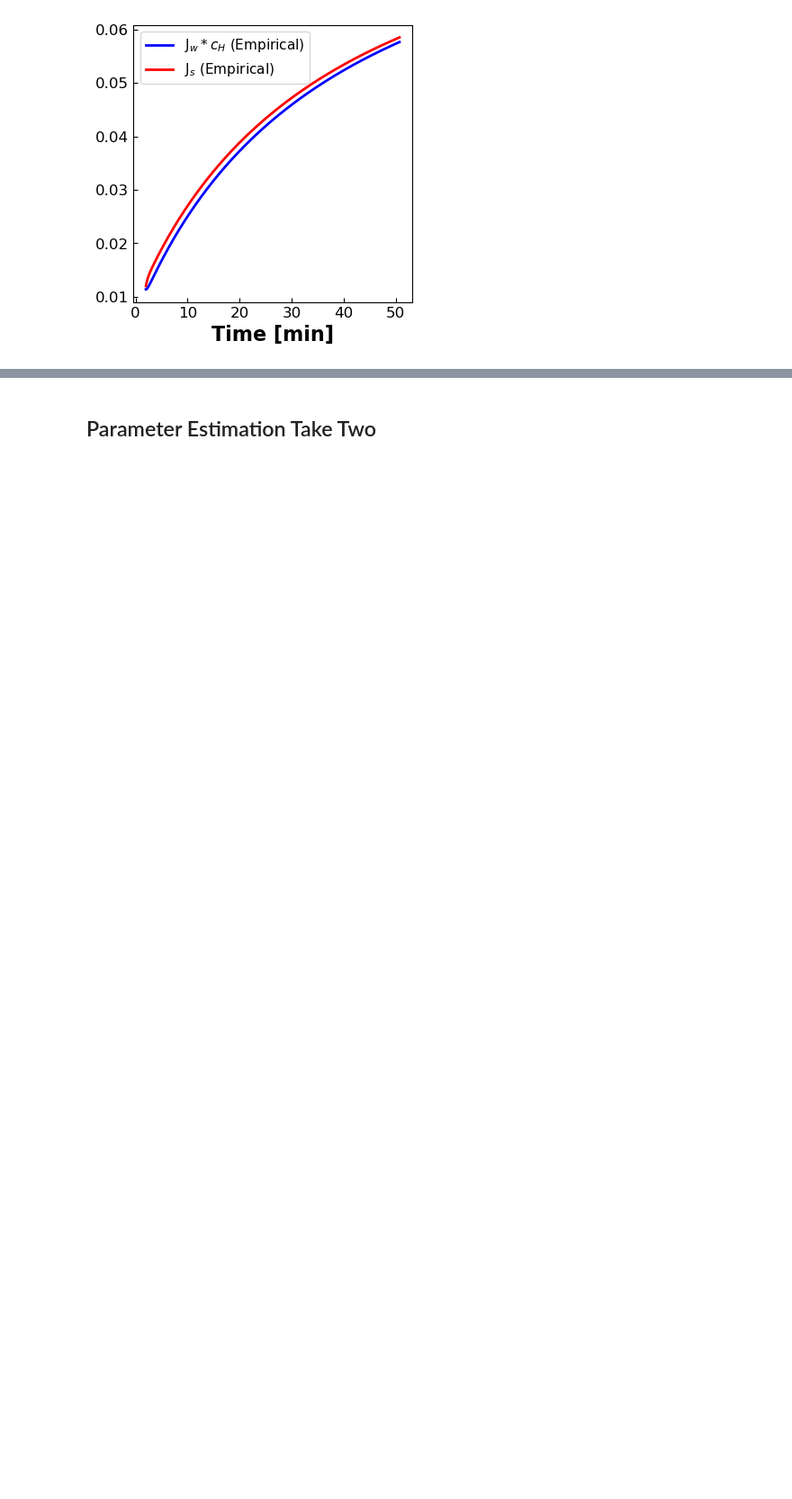
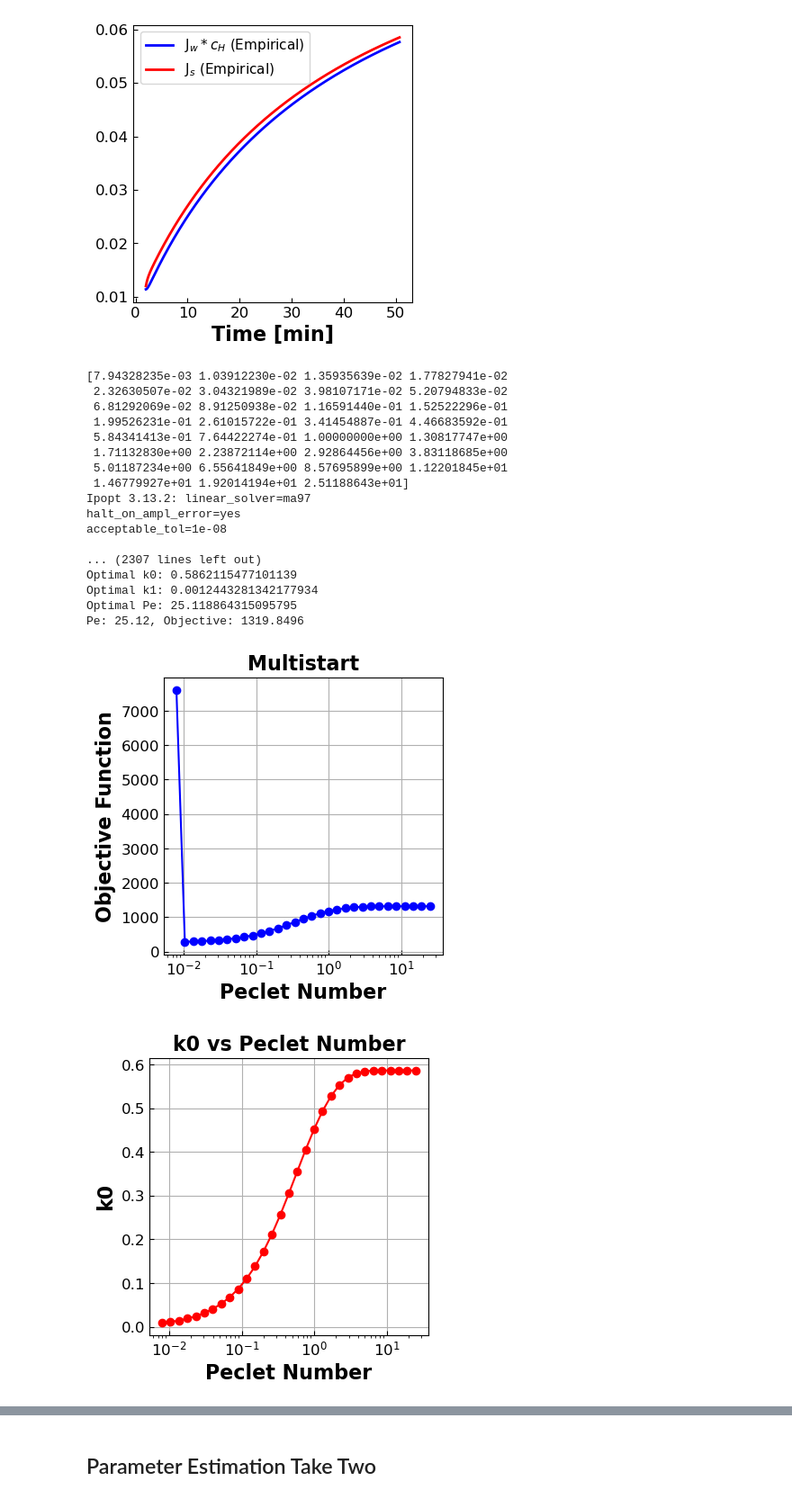
Before and after one commit to dowlinglab/dynamic-diafiltration-pyomo, a Jupyter notebook: DATA2_visualization.ipynb, the cells around one changed output, grey strips where cells are left out. Shown at 90% size. Cells and saved outputs as stored; diff of their text form; code cells hidden in the pictures; blank space fills up the shorter version.

```diff
--- a/DATA2_visualization.ipynb
+++ b/DATA2_visualization.ipynb
@@ -584,3 +595,77 @@ plt.legend(fontsize=11,loc="best")
 plt.show()
 # %% [output]
 [figure]
+# %%
+# Loop over several Pe values
+Pe_values = np.logspace(-2.1, 1.4, 31)
+objective = np.zeros(len(Pe_values))
+k0_values = np.zeros(len(Pe_values))
+k1_values = np.zeros(len(Pe_values))
+
+print(Pe_values)
+
+for i, Pe in enumerate(Pe_values):
+    model, theta_fit = model_convection(sim_data, Pe_fixed_value=Pe)
+    objective[i] = value(model.Total_Cost_Objective)
+    k0_values[i] = value(model.k0)
+    k1_values[i] = value(model.k1)
+    print(f"Pe: {Pe:.2f}, Objective: {objective[i]:.4f}")
+
+# Plot the objective function
+fig = plt.figure(figsize=(4, 4))
+plt.plot(Pe_values, objective, 'bo-', markersize=6)
+plt.xscale('log')
+plt.xlabel('Peclet Number', fontsize=16, fontweight='bold')
+plt.ylabel('Objective Function', fontsize=16, fontweight='bold')
+plt.xticks(fontsize=12)
+plt.yticks(fontsize=12)
+plt.tick_params(direction="in")
+plt.title('Multistart', fontsize=16, fontweight='bold')
+plt.grid(True)
+plt.show()
+
+# Plot k0 values
+fig = plt.figure(figsize=(4, 4))
+plt.plot(Pe_values, k0_values, 'ro-', markersize=6)
+plt.xscale('log')
+plt.xlabel('Peclet Number', fontsize=16, fontweight='bold')
+plt.ylabel('k0', fontsize=16, fontweight='bold')
+plt.xticks(fontsize=12)
+plt.yticks(fontsize=12)
+plt.tick_params(direction="in")
+plt.title('k0 vs Peclet Number', fontsize=16, fontweight='bold')
+plt.grid(True)
+plt.show()
+
+# Plot k1 values
+fig = plt.figure(figsize=(4, 4))
+plt.plot(Pe_values, k1_values, 'go-', markersize=6)
+plt.xscale('log')
+plt.xlabel('Peclet Number', fontsize=16, fontweight='bold')
+plt.ylabel('k1', fontsize=16, fontweight='bold')
+plt.xticks(fontsize=12)
+plt.yticks(fontsize=12)
+plt.tick_params(direction="in")
+plt.title('k1 vs Peclet Number', fontsize=16, fontweight='bold')
+plt.grid(True)
+plt.show()
+# %% [output]
+[7.94328235e-03 1.03912230e-02 1.35935639e-02 1.77827941e-02
+ 2.32630507e-02 3.04321989e-02 3.98107171e-02 5.20794833e-02
+ 6.81292069e-02 8.91250938e-02 1.16591440e-01 1.52522296e-01
+ 1.99526231e-01 2.61015722e-01 3.41454887e-01 4.46683592e-01
+ 5.84341413e-01 7.64422274e-01 1.00000000e+00 1.30817747e+00
+ 1.71132830e+00 2.23872114e+00 2.92864456e+00 3.83118685e+00
+ 5.01187234e+00 6.55641849e+00 8.57695899e+00 1.12201845e+01
+ 1.46779927e+01 1.92014194e+01 2.51188643e+01]
+Ipopt 3.13.2: linear_solver=ma97
+halt_on_ampl_error=yes
+acceptable_tol=1e-08
+
+... (2307 lines left out)
+Optimal k0: 0.5862115477101139
+Optimal k1: 0.0012443281342177934
+Optimal Pe: 25.118864315095795
+Pe: 25.12, Objective: 1319.8496
+[figure, added]
+[figure, added]
```
Also changed, not shown: parts of 23 cells of this notebook, 2 other files.
